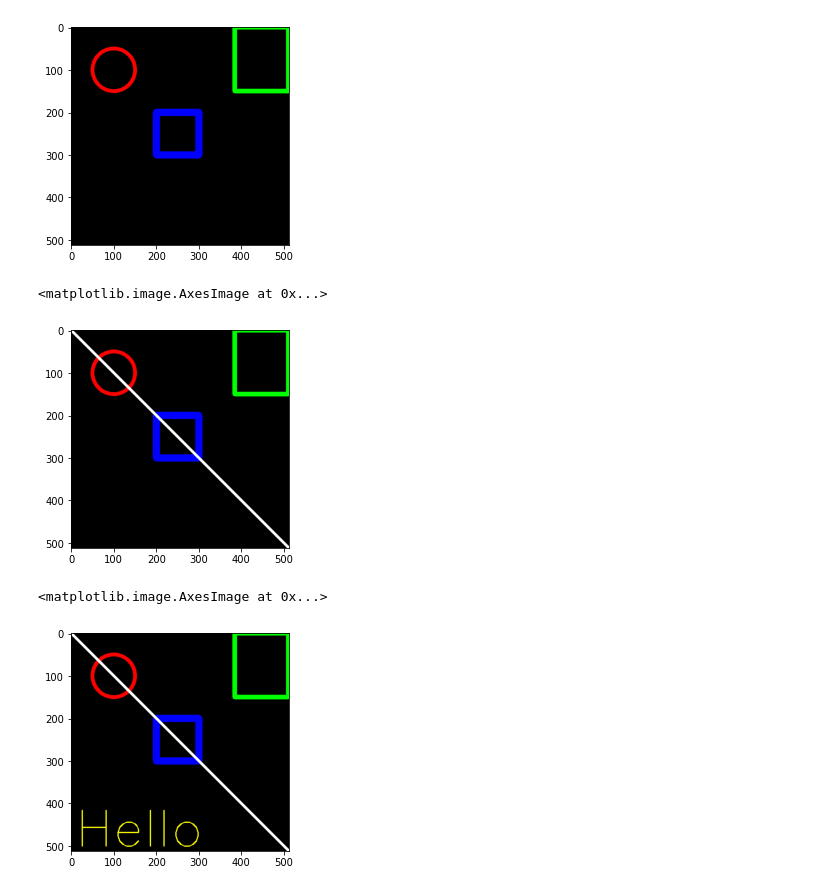
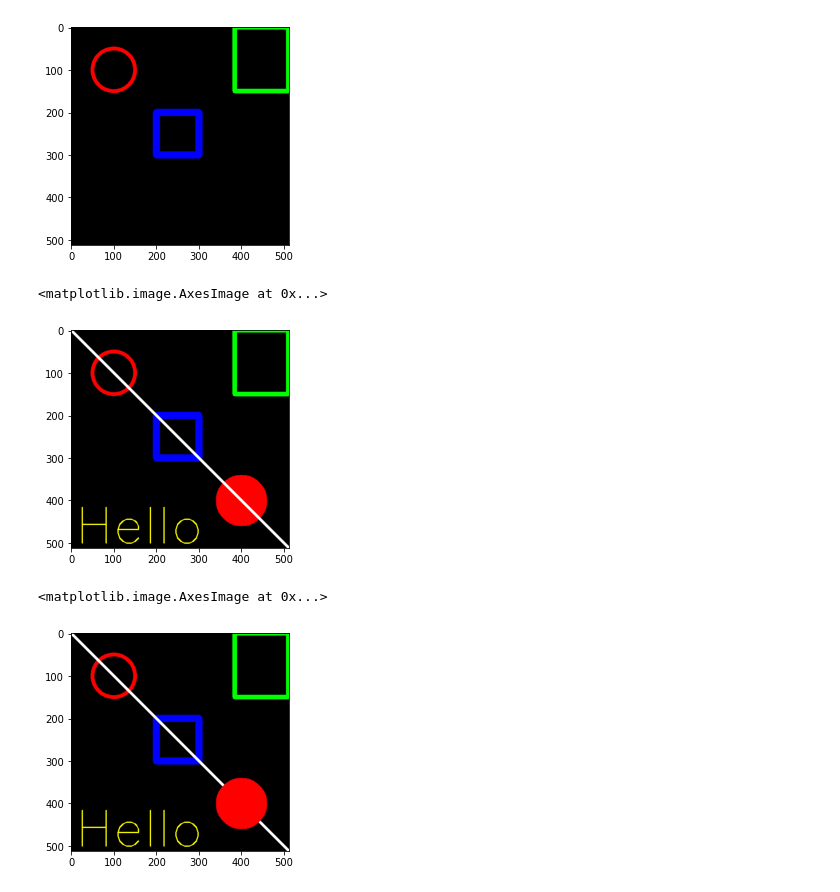
Before and after one commit to sanggaasmara/PCVK_Genap_2022, a Jupyter notebook: jobsheet2.ipynb, the cells around one changed output. Saved outputs shown, nothing was run; the diff lists cells and outputs as text; code cells hidden in the pictures.

```diff
--- a/jobsheet2.ipynb
+++ b/jobsheet2.ipynb
@@ -104,16 +104,20 @@ plt.imshow(black_img)
 <matplotlib.image.AxesImage at 0x...>
 [figure]
 # %%
+cv.circle(black_img,center=(400,400),radius=10,color=(255,0,0),thickness=100)
+plt.imshow(black_img)
 cv.line(black_img,pt1=(0,0),pt2=(512,512),color=(255,255,255),thickness=5)
 plt.imshow(black_img)
 # %% [output]
 <matplotlib.image.AxesImage at 0x...>
-[figure, old version]
+[figure, new version]
 # %%
+cv.circle(black_img,center=(400,400),radius=10,color=(255,0,0),thickness=100)
+plt.imshow(black_img)
 font = cv.FONT_HERSHEY_SIMPLEX
 cv.putText(black_img,text='Hello',org=(10,500),fontFace=font,fontScale=4,color=(255,255,0),thickness=2,lineType=cv.LINE_AA)
 plt.imshow(black_img)
 # %% [output]
 <matplotlib.image.AxesImage at 0x...>
-[figure, old version]
+[figure, new version]
 # %%
```
Also changed, not shown: parts of 8 cells of this notebook.
